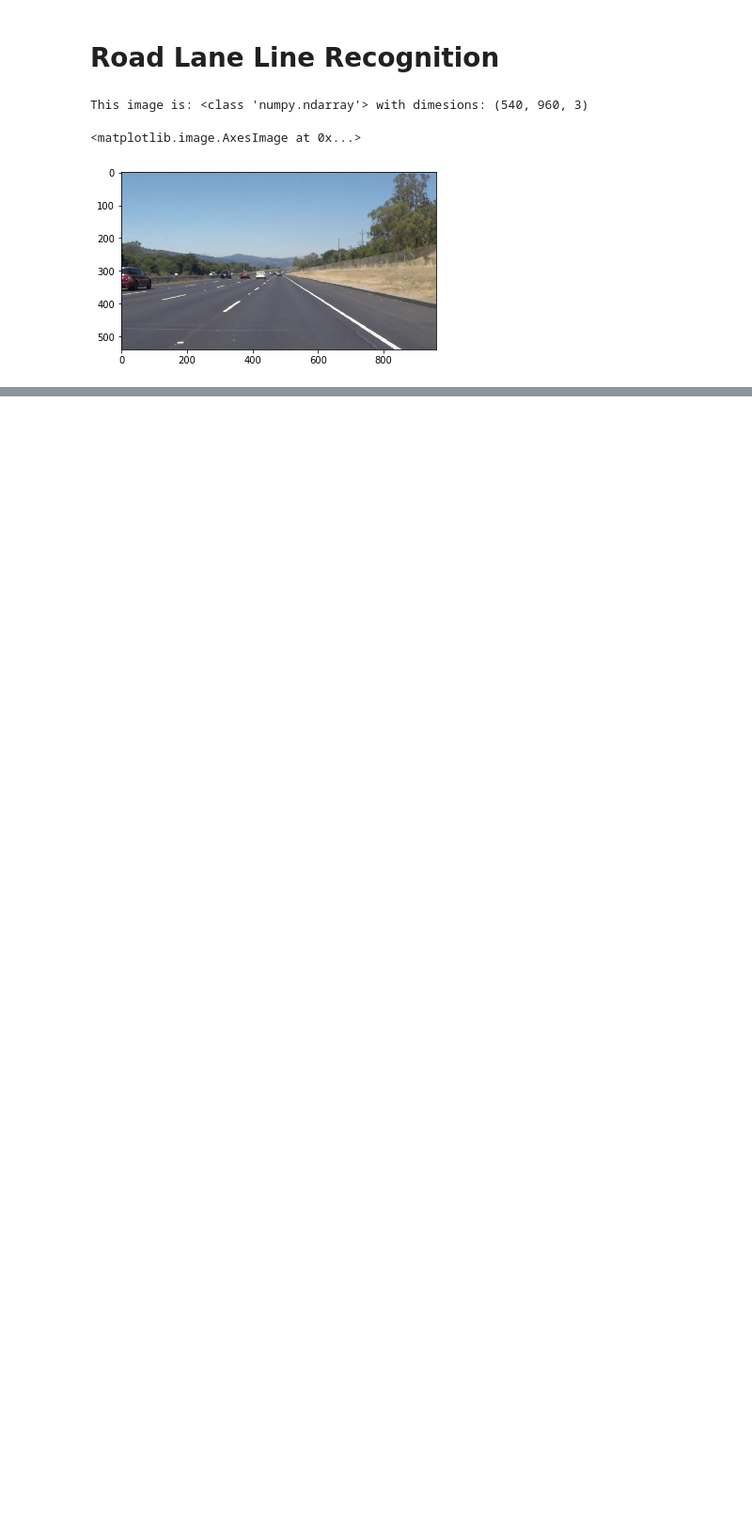
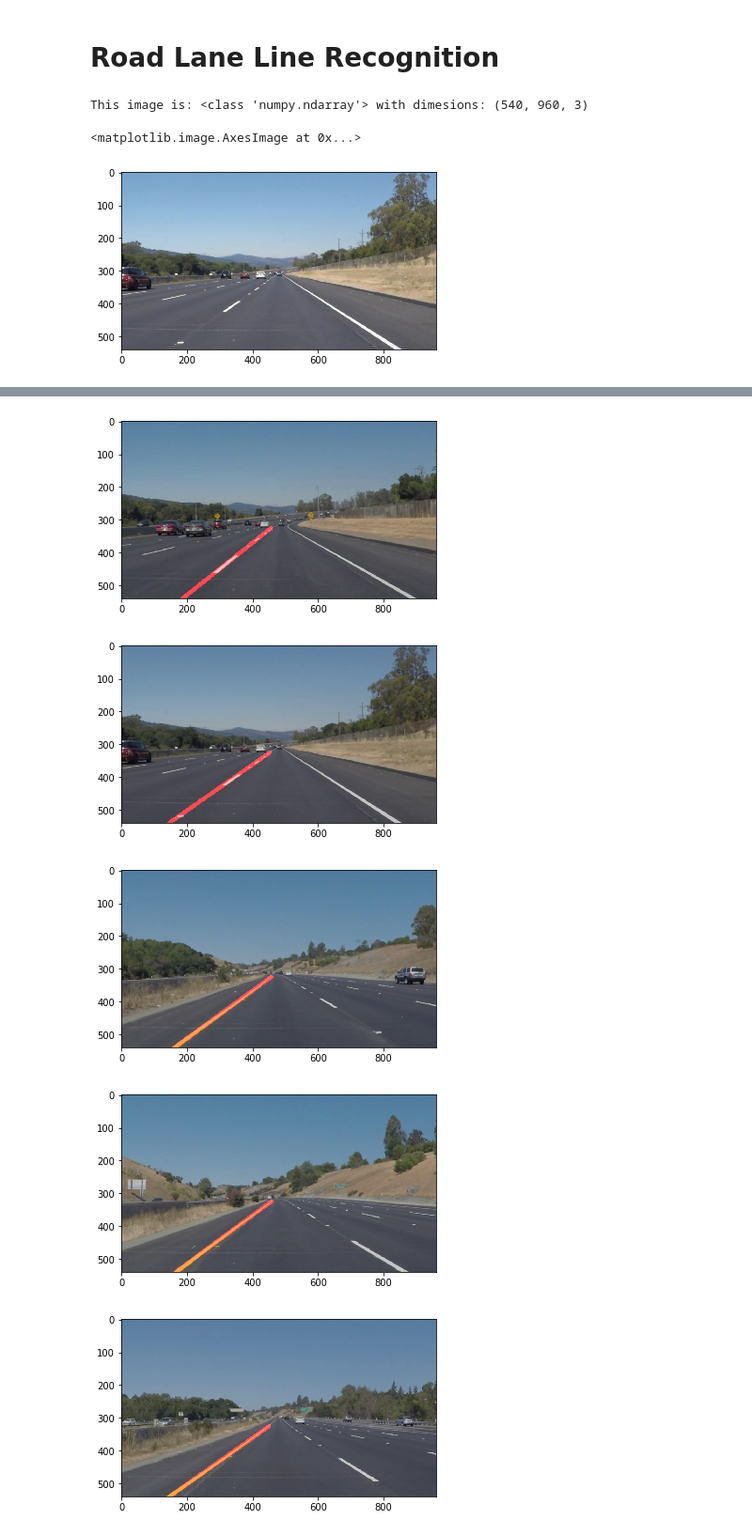
Before and after one commit to LIMON100/Advanced-Lane-Line-Detection, a Jupyter notebook: bl/lane_detection.ipynb, the cells around one changed output, grey strips where cells are left out. Shown: that part at 94% size. Cells and saved outputs as stored; diff of their text form; code cells hidden in the pictures; blank space fills up the shorter version.

```diff
--- a/bl/lane_detection.ipynb
+++ b/bl/lane_detection.ipynb
@@ -61,7 +61,7 @@ def draw_lines(img, lines, color=[255, 0, 0], thickness = 2):
 
 
     for line in lines:
-        for x1, y1, x2, y2 in lines:
+        for x1, y1, x2, y2 in line:
 
             try:
                 current_slope = (y2 - y1) / (x2 - x1)
@@ -80,7 +80,7 @@ def draw_lines(img, lines, color=[255, 0, 0], thickness = 2):
                 left_line_y.append(y1)
                 left_line_y.append(y2)
 
-                negative_intercepts.append(y1 - current_slope * x1)
+                negetive_intercepts.append(y1 - current_slope * x1)
 
 
             #Right lane line:
@@ -97,3 +97,32 @@ def draw_lines(img, lines, color=[255, 0, 0], thickness = 2):
 
 
             y_min = min(y_min, y1, y2)
+
+
+    y_min += 15
+
+    if len(negetive_slope_points) > 0 and len(left_line_x) > 0 and len(left_line_y) > 0:
+
+        average_negetive_slope = sum(negetive_slope_points) / len(negetive_slope_points)
+        average_left_line_x = sum(left_line_x) / len(left_line_x)
+        average_left_line_y = sum(left_line_y) / len(left_line_y)
+        intercept = sum(negetive_intercepts) / len(negetive_intercepts)
+
+        x_min = int((y_min - intercept) / (average_negetive_slope))
+        x_max = int((y_max - intercept) / (average_negetive_slope))
+
+        cv2.line(img, (x_min, y_min), (x_max, y_max), color = [255, 0, 0], thickness = 12)
+
+
+
+def hough_lines(img, rho, theta, threshold, min_line_len, max_line_gap):
+
+    lines = cv2.HoughLinesP(img, rho, theta, threshold, np.array([]), minLineLength = min_line_len, maxLineGap = max_line_gap)
+    line_img = np.zeros((img.shape[0], img.shape[1], 3), dtype = np.uint8)
+    draw_lines(line_img, lines)
+    return line_img
+
+
+
+def weighted_img(img, initial_img, alpha = 0.8, beta = 1., gama = 0.):
+    return cv2.addWeighted(initial_img, alpha, img, beta, gama)
@@ -101,0 +186,12 @@ SyntaxError: unexpected EOF while parsing (<ipython-input-5-b74e35da2f20>, line
+# %%
+# let's test our pipeline
+for test_image in os.listdir('test_images/'):
+    image = mpimg.imread('test_images/' + test_image)
+    plt.imshow(pipeline(image))
+    plt.show()
+# %% [output]
+[figure, added]
+[figure, added]
+[figure, added]
+[figure, added]
+[figure, added]
```
Also changed, not shown: parts of 6 cells of this notebook.
